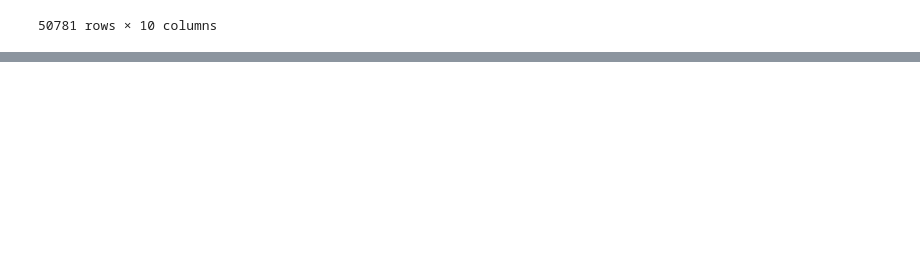
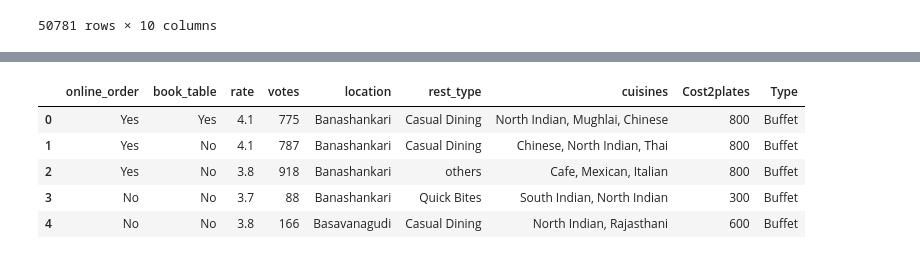
Before and after one commit to aman-singanamala/EDA-s, a Jupyter notebook: ZOMATO-DATASET/analysis.ipynb, the cells around one changed output, grey strips where cells are left out. Saved outputs shown, nothing was run; the diff lists cells and outputs as text; code cells hidden in the pictures; blank space fills up the shorter version.

```diff
--- a/ZOMATO-DATASET/analysis.ipynb
+++ b/ZOMATO-DATASET/analysis.ipynb
@@ -180,0 +237,3 @@ array(['Buffet', 'Cafes', 'Delivery', 'Desserts', 'Dine-out',
+# %%
+rest_types_less_than1000 = rest_types[rest_types<1000]
+rest_types_less_than1000
@@ -180,0 +253,11 @@ array(['Buffet', 'Cafes', 'Delivery', 'Desserts', 'Dine-out',
+# %%
+def handle_rest_types(value):
+    if(value in rest_types_less_than1000):
+        return 'others'
+    else:
+        return value
+
+
+df['rest_type']= df['rest_type'].apply(handle_rest_types)
+df['rest_type'].unique()
+df['rest_type'].value_counts()
@@ -180,0 +292,12 @@ array(['Buffet', 'Cafes', 'Delivery', 'Desserts', 'Dine-out',
+# %%
+location = df['location'].value_counts(ascending=False)
+
+location_less_than300 = location[location<300]
+def handle_location(value):
+    if(value in location_less_than300):
+        return 'others'
+    else:
+        return value
+# %%
+df['location']=df['location'].apply(handle_location)
+df['location'].value_counts()
@@ -180,0 +322,9 @@ array(['Buffet', 'Cafes', 'Delivery', 'Desserts', 'Dine-out',
+# %%
+df.head()
+# %% [output]
+|  | online_order | book_table | rate | votes | location | rest_type | cuisines | Cost2plates | Type |
+| 0 | Yes | Yes | 4.1 | 775 | Banashankari | Casual Dining | North Indian, Mughlai, Chinese | 800 | Buffet |
+| 1 | Yes | No | 4.1 | 787 | Banashankari | Casual Dining | Chinese, North Indian, Thai | 800 | Buffet |
+| 2 | Yes | No | 3.8 | 918 | Banashankari | others | Cafe, Mexican, Italian | 800 | Buffet |
+| 3 | No | No | 3.7 | 88 | Banashankari | Quick Bites | South Indian, North Indian | 300 | Buffet |
+| 4 | No | No | 3.8 | 166 | Basavanagudi | Casual Dining | North Indian, Rajasthani | 600 | Buffet |
```
Also changed, not shown: parts of 15 cells of this notebook.
